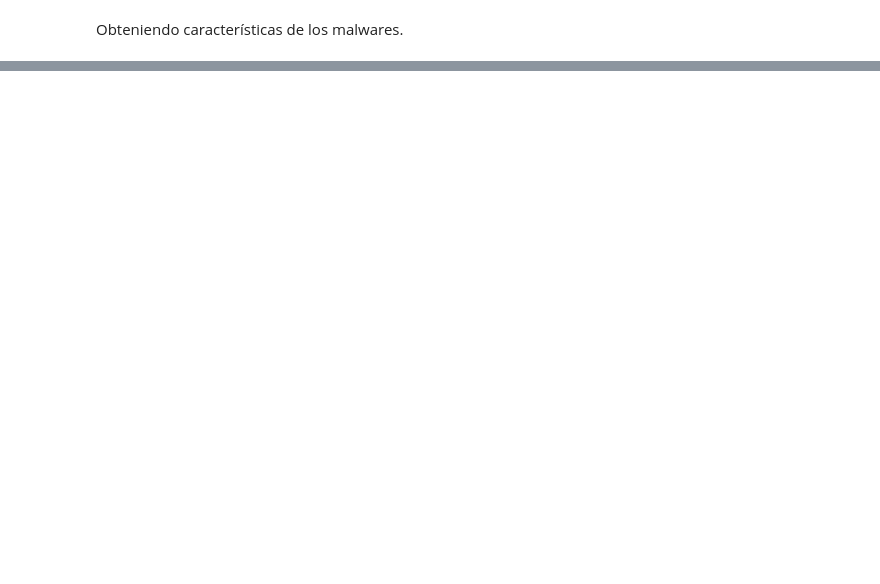
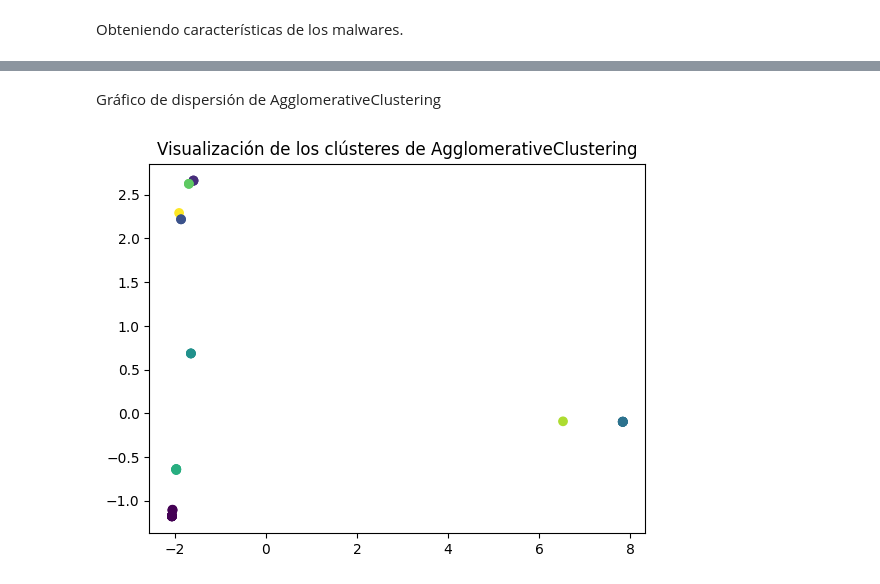
Before and after one commit to Javier19-cmd/Lab4-SDS, a Jupyter notebook: Lab4.ipynb, the cells around one changed output, grey strips where cells are left out. Cells and saved outputs as stored; diff of their text form; code cells hidden in the pictures; blank space fills up the shorter version.

```diff
--- a/Lab4.ipynb
+++ b/Lab4.ipynb
@@ -130,0 +211,41 @@ df.to_csv('malwr_transformed.csv', index=False)
+# %%
+# Lista para almacenar las inercias de cada valor de K
+inercias_agglo = []
+silhouettes_agglo = []
+
+for k in K:
+    # Creando un modelo AgglomerativeClustering con k clústeres
+    agglo = AgglomerativeClustering(n_clusters=k)
+    labels = agglo.fit_predict(X)
+
+    # Calculando la "inercia" del modelo AgglomerativeClustering
+    inercia = 0
+    for cluster_id in range(k):
+        cluster_samples = X[labels == cluster_id]
+        if len(cluster_samples) > 1:
+            dist_matrix = euclidean_distances(cluster_samples)
+            inercia += dist_matrix.sum() / (2 * len(cluster_samples))
+    inercias_agglo.append(inercia)
+
+    # Calculando el coeficiente de Silhouette del modelo AgglomerativeClustering
+    silhouette = silhouette_score(X, labels)
+    silhouettes_agglo.append(silhouette)
+
+    # Etiquetando cada observación según el clúster indicado por AgglomerativeClustering
+    df['Etiqueta_Agglo'] = labels
+
+# Graficando la "inercia" contra K
+plt.figure(figsize=(16,8))
+plt.plot(K, inercias_agglo, 'bx-')
+plt.xlabel('k')
+plt.ylabel('"Inercia"')
+plt.title('Método del codo mostrando la "inercia" óptima de k (AgglomerativeClustering)')
+plt.show()
+
+# Graficando el coeficiente de Silhouette contra K
+plt.figure(figsize=(16,8))
+plt.plot(K, silhouettes_agglo, 'bx-')
+plt.xlabel('k')
+plt.ylabel('Coeficiente de Silhouette')
+plt.title('Método del coeficiente de Silhouette mostrando el k óptimo (AgglomerativeClustering)')
+plt.show()
@@ -130,0 +255,8 @@ df.to_csv('malwr_transformed.csv', index=False)
+# %% [markdown]
+Gráfico de dispersión de AgglomerativeClustering
+# %%
+plt.scatter(X_2D[:, 0], X_2D[:, 1], c=df['Etiqueta_Agglo'])
+plt.title('Visualización de los clústeres de AgglomerativeClustering')
+plt.show()
+# %% [output]
+[figure, added]
```
Also changed, not shown: parts of 14 cells of this notebook, 2 other files.
